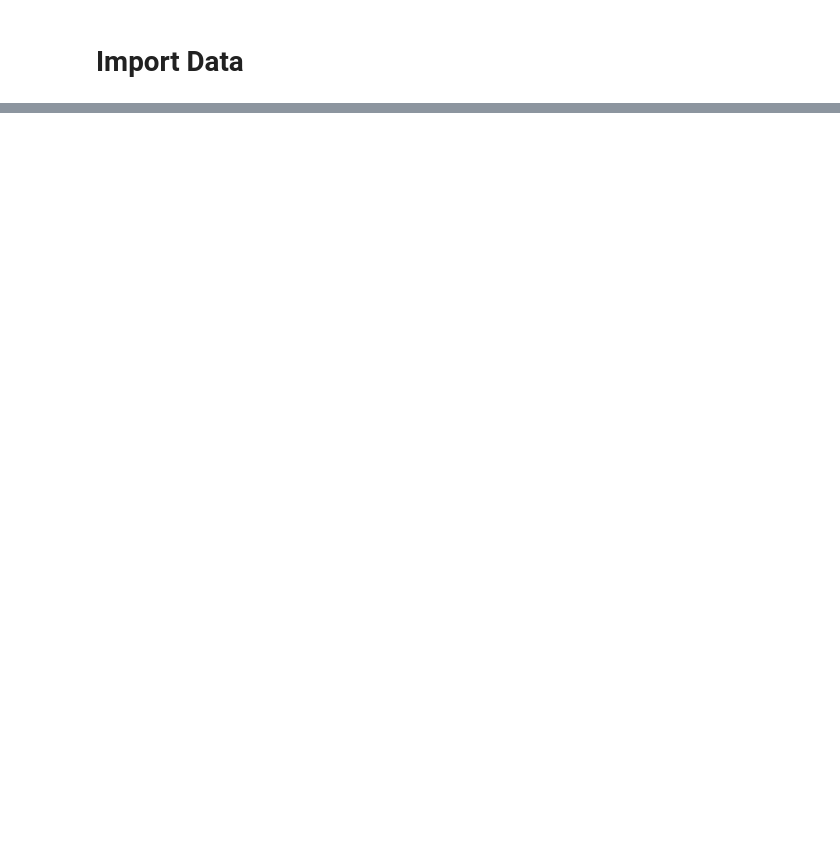
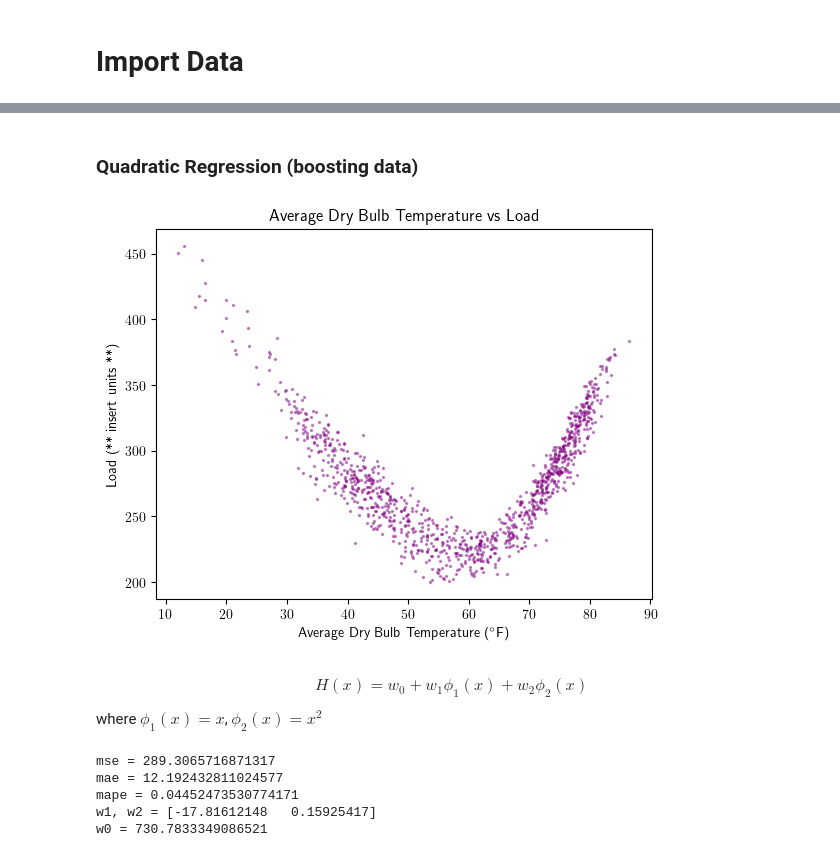
Before and after one commit to jakekosakoff/Physics-139-Final, a Jupyter notebook: Final Project Code/Regression.ipynb, the cells around one changed output, grey strips where cells are left out. Saved outputs shown, nothing was run; the diff lists cells and outputs as text; code cells hidden in the pictures; blank space fills up the shorter version.

```diff
--- a/Final Project Code/Regression.ipynb
+++ b/Final Project Code/Regression.ipynb
@@ -30,0 +43,4 @@ X_train_val, X_test, y_train_val, y_test = train_test_split(X, y, test_size=0.1,
+# %%
+cols = list(range(13))
+boosting_data = pd.read_csv("Data/BoostingData.csv", usecols = cols)
+boosting_data.head()
@@ -32,0 +92,42 @@ X_train_val, X_test, y_train_val, y_test = train_test_split(X, y, test_size=0.1,
+# %% [markdown]
+### Quadratic Regression (boosting data)
+# %%
+bulb = boosting_data['AvgDB'].values
+load = boosting_data['Energy'].values
+
+plt.scatter(bulb, load, s = 2, alpha = 0.4, color = 'purple')
+plt.xlabel(r'Average Dry Bulb Temperature ($^{\circ}$F)')
+plt.ylabel('Load (** insert units **)')
+plt.title('Average Dry Bulb Temperature vs Load')
+plt.savefig("AvgDB_Load_Scatter.png")
+plt.show()
+# %% [output]
+[figure, added]
+# %% [markdown]
+$$H(x) = w_0 + w_1 \phi_1(x) + w_2 \phi_2(x)$$
+where $\phi_1(x) = x$, $\phi_2(x) = x^2$
+# %%
+x = np.zeros([len(bulb), 2])
+x[: , 0] = bulb
+x[: , 1] = bulb ** 2
+
+phi_train, phi_test, load_train, load_test = train_test_split(x, load, test_size = 0.1, random_state = random_state)
+quad = LinearRegression().fit(phi_train, load_train)
+load_pred = quad.predict(phi_test)
+
+quad_mse = np.mean((load_pred - load_test) ** 2)
+quad_mae = np.mean(np.abs((load_pred - load_test)))
+quad_mape = np.mean(np.abs((load_pred - load_test) / y_test))
+
+print(f'mse = {quad_mse}')
+print(f'mae = {quad_mae}')
+print(f'mape = {quad_mape}')
+
+print(f'w1, w2 = {quad.coef_}')
+print(f'w0 = {quad.intercept_}')
+# %% [output]
+mse = 289.3065716871317
+mae = 12.192432811024577
+mape = 0.04452473530774171
+w1, w2 = [-17.81612148   0.15925417]
+w0 = 730.7833349086521
```
Also changed, not shown: parts of 23 cells of this notebook.
